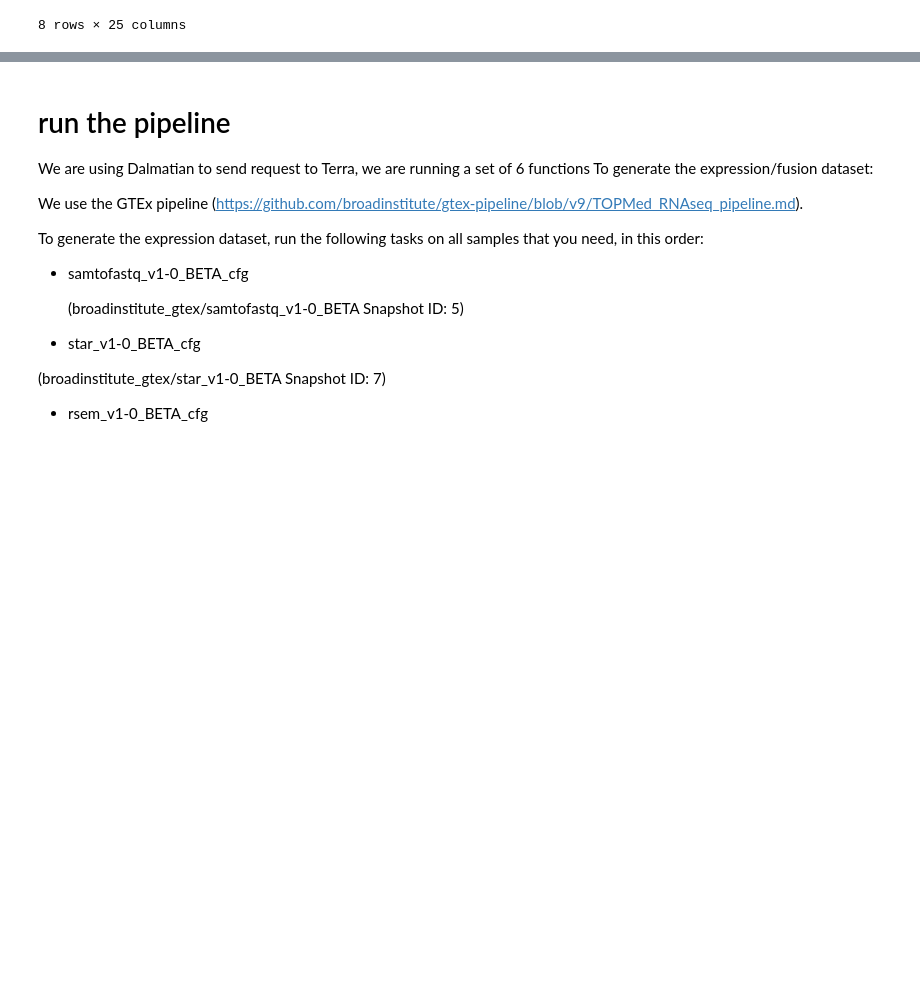
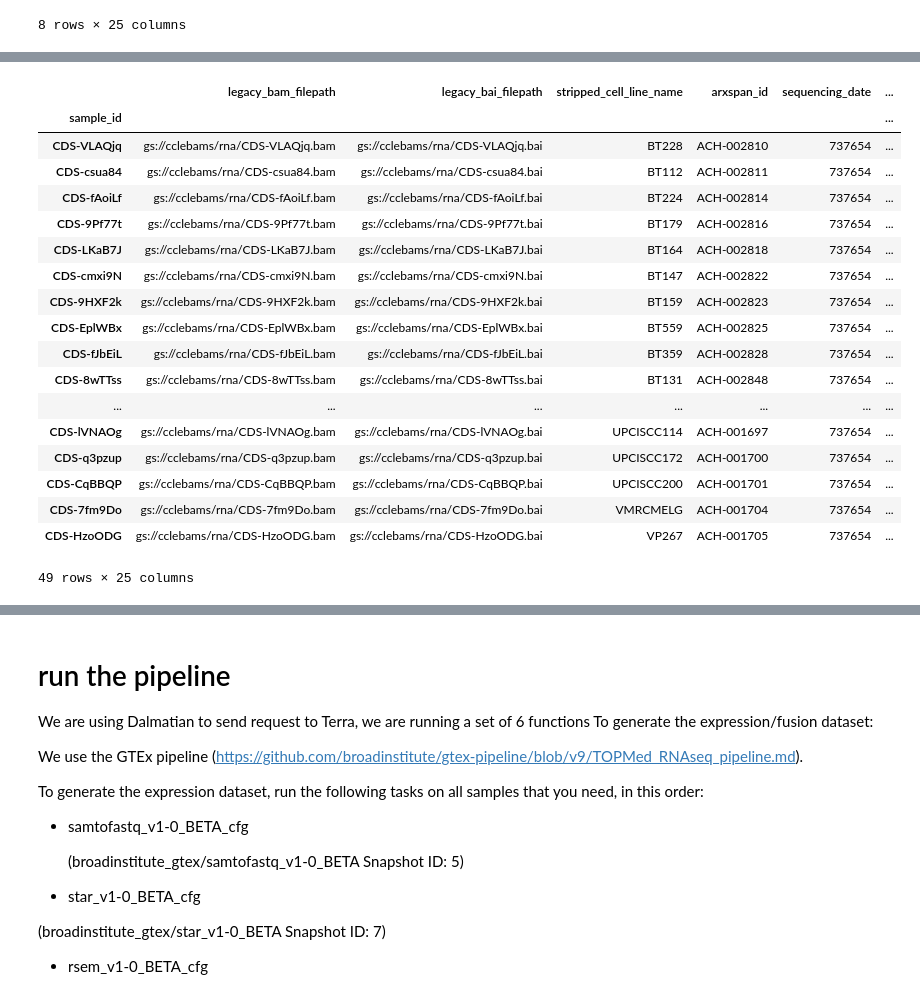
Before and after one commit to broadinstitute/depmap_omics, a Jupyter notebook: RNA_CCLE.ipynb, the cells around one changed output, grey strips where cells are left out. Drawn from its saved outputs; the diff is of its cells as text; code cells hidden in the pictures; blank space fills up the shorter version.

```diff
--- a/RNA_CCLE.ipynb
+++ b/RNA_CCLE.ipynb
@@ -39,9 +39,9 @@ Loading BokehJS ...
 # %% [markdown]
 immutable parameters (user specific)
 # %%
-samplesetname="21Q1"
+samplesetname="21Q2"
 # current age at which to consider the sample already loaded in previous release
-maxage='2020-12-01'
+maxage='2020-11-01'
 
 my_id = '~/.client_secret.json'
 mystorage_id = "~/.storage.json"
@@ -247,4 +269,26 @@ dfToSheet(samples, "depmap ALL samples found RNA", creds)
 # %%
 # uploading to our bucket (now a new function)
 samples = terra.changeToBucket(samples,'gs://cclebams/rna/', name_col= "index" , values=['legacy_bam_filepath','legacy_bai_filepath'], filetypes=['bam', 'bai'], catchdup=True, test=False)
+# %%
+samples
+# %% [output]
+|  | legacy_bam_filepath | legacy_bai_filepath | stripped_cell_line_name | arxspan_id | sequencing_date | ... |
+| sample_id |  |  |  |  |  | ... |
+| CDS-VLAQjq | gs://cclebams/rna/CDS-VLAQjq.bam | gs://cclebams/rna/CDS-VLAQjq.bai | BT228 | ACH-002810 | 737654 | ... |
+| CDS-csua84 | gs://cclebams/rna/CDS-csua84.bam | gs://cclebams/rna/CDS-csua84.bai | BT112 | ACH-002811 | 737654 | ... |
+| CDS-fAoiLf | gs://cclebams/rna/CDS-fAoiLf.bam | gs://cclebams/rna/CDS-fAoiLf.bai | BT224 | ACH-002814 | 737654 | ... |
+| CDS-9Pf77t | gs://cclebams/rna/CDS-9Pf77t.bam | gs://cclebams/rna/CDS-9Pf77t.bai | BT179 | ACH-002816 | 737654 | ... |
+| CDS-LKaB7J | gs://cclebams/rna/CDS-LKaB7J.bam | gs://cclebams/rna/CDS-LKaB7J.bai | BT164 | ACH-002818 | 737654 | ... |
+| CDS-cmxi9N | gs://cclebams/rna/CDS-cmxi9N.bam | gs://cclebams/rna/CDS-cmxi9N.bai | BT147 | ACH-002822 | 737654 | ... |
+| CDS-9HXF2k | gs://cclebams/rna/CDS-9HXF2k.bam | gs://cclebams/rna/CDS-9HXF2k.bai | BT159 | ACH-002823 | 737654 | ... |
+| CDS-EplWBx | gs://cclebams/rna/CDS-EplWBx.bam | gs://cclebams/rna/CDS-EplWBx.bai | BT559 | ACH-002825 | 737654 | ... |
+| CDS-fJbEiL | gs://cclebams/rna/CDS-fJbEiL.bam | gs://cclebams/rna/CDS-fJbEiL.bai | BT359 | ACH-002828 | 737654 | ... |
+| CDS-8wTTss | gs://cclebams/rna/CDS-8wTTss.bam | gs://cclebams/rna/CDS-8wTTss.bai | BT131 | ACH-002848 | 737654 | ... |
+| ... | ... | ... | ... | ... | ... | ... |
+| CDS-lVNAOg | gs://cclebams/rna/CDS-lVNAOg.bam | gs://cclebams/rna/CDS-lVNAOg.bai | UPCISCC114 | ACH-001697 | 737654 | ... |
+| CDS-q3pzup | gs://cclebams/rna/CDS-q3pzup.bam | gs://cclebams/rna/CDS-q3pzup.bai | UPCISCC172 | ACH-001700 | 737654 | ... |
+| CDS-CqBBQP | gs://cclebams/rna/CDS-CqBBQP.bam | gs://cclebams/rna/CDS-CqBBQP.bai | UPCISCC200 | ACH-001701 | 737654 | ... |
+| CDS-7fm9Do | gs://cclebams/rna/CDS-7fm9Do.bam | gs://cclebams/rna/CDS-7fm9Do.bai | VMRCMELG | ACH-001704 | 737654 | ... |
+| CDS-HzoODG | gs://cclebams/rna/CDS-HzoODG.bam | gs://cclebams/rna/CDS-HzoODG.bai | VP267 | ACH-001705 | 737654 | ... |
+49 rows × 25 columns
 # %%
```
Also changed, not shown: parts of 14 cells of this notebook, 14 other files.
